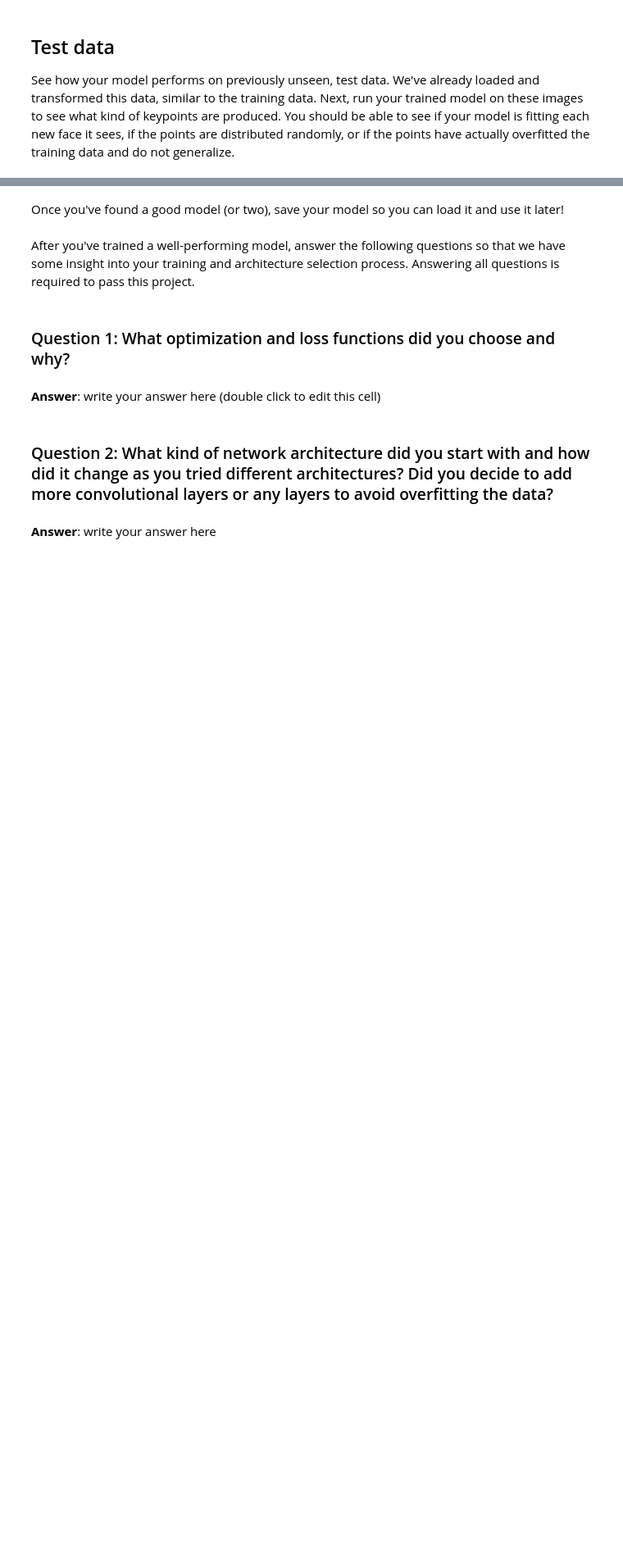
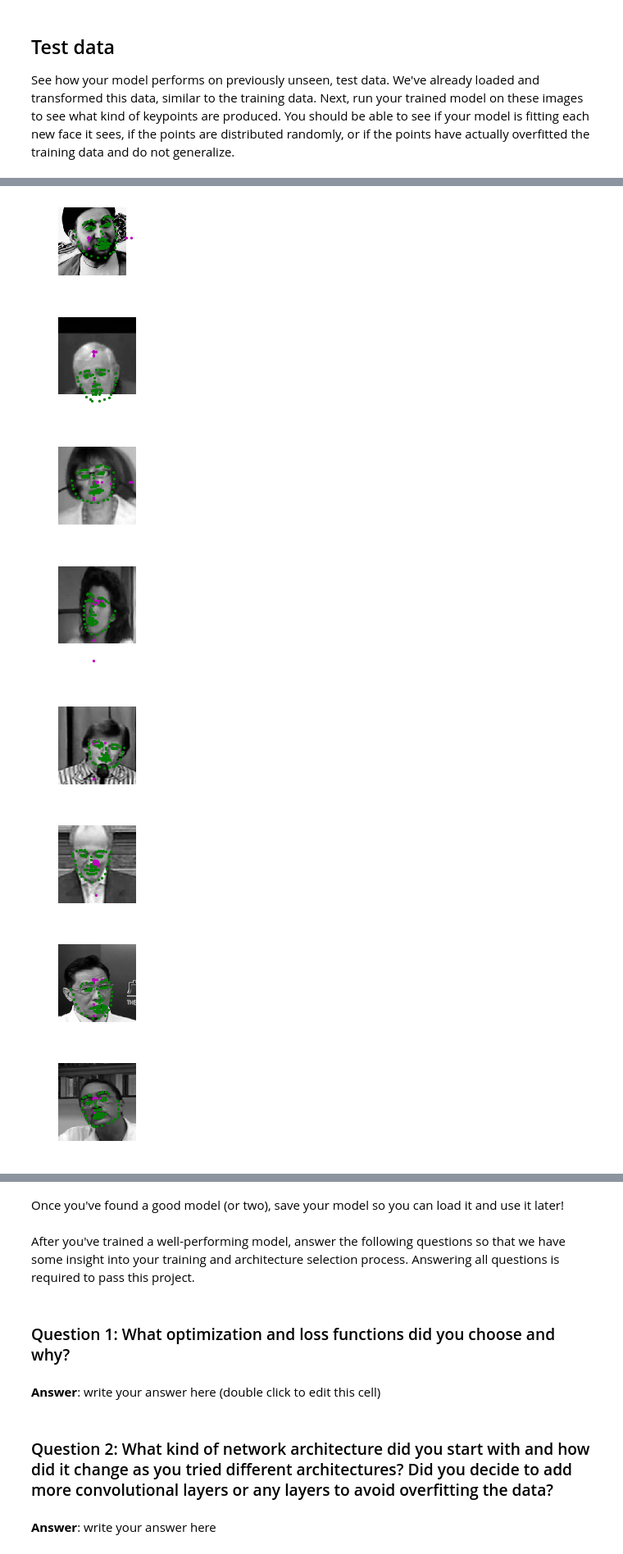
Before and after one commit to Cedric-Perauer/CV-ND-Facial-Keypoint-Detection-, a Jupyter notebook: 2. Define the Network Architecture.ipynb, the cells around one changed output, grey strips where cells are left out. Shown at 82% size. Cells and saved outputs as stored; diff of their text form; code cells hidden in the pictures; blank space fills up the shorter version.

```diff
--- a/2. Define the Network Architecture.ipynb
+++ b/2. Define the Network Architecture.ipynb
@@ -510,5 +490,14 @@ print(gt_pts.size())
 # %%
 ## TODO: visualize your test output
 # you can use the same function as before, by un-commenting the line below:
 
-# visualize_output(test_images, test_outputs, gt_pts)
+visualize_output(test_images, test_outputs, gt_pts)
+# %% [output]
+[figure, added]
+[figure, added]
+[figure, added]
+[figure, added]
+[figure, added]
+[figure, added]
+[figure, added]
+[figure, added]
```
Also changed, not shown: parts of 8 cells of this notebook.
